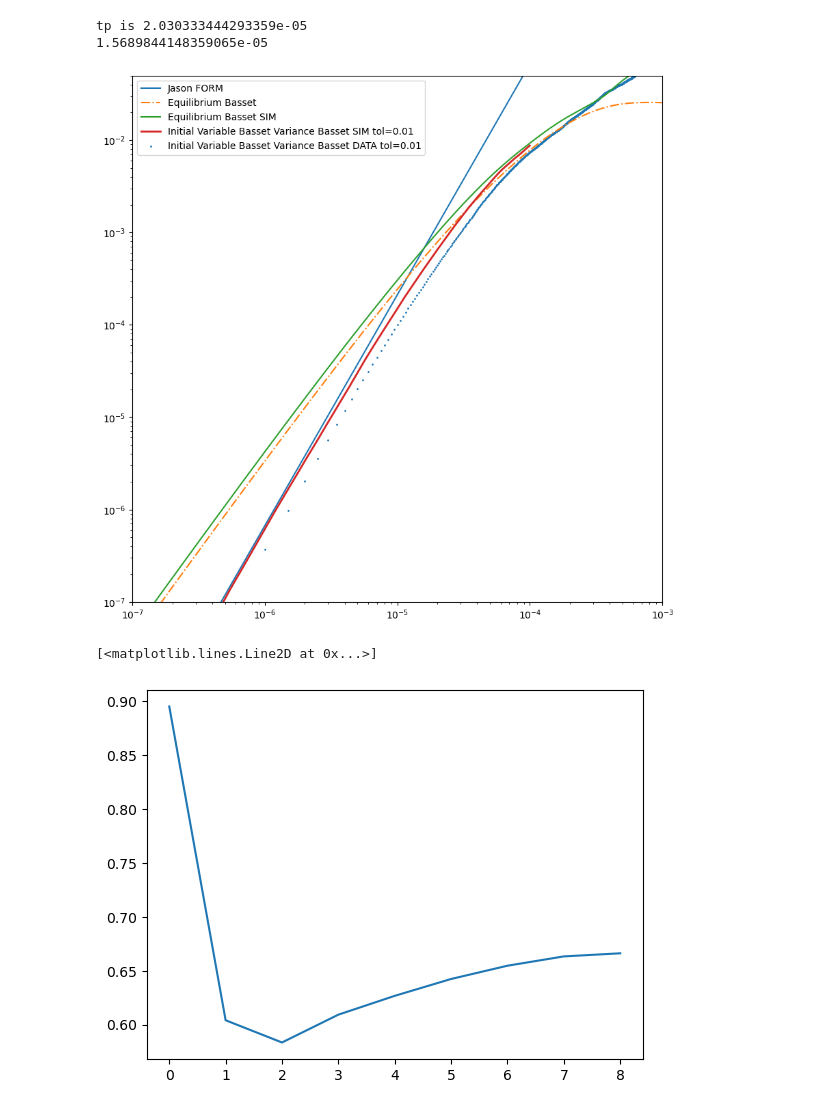
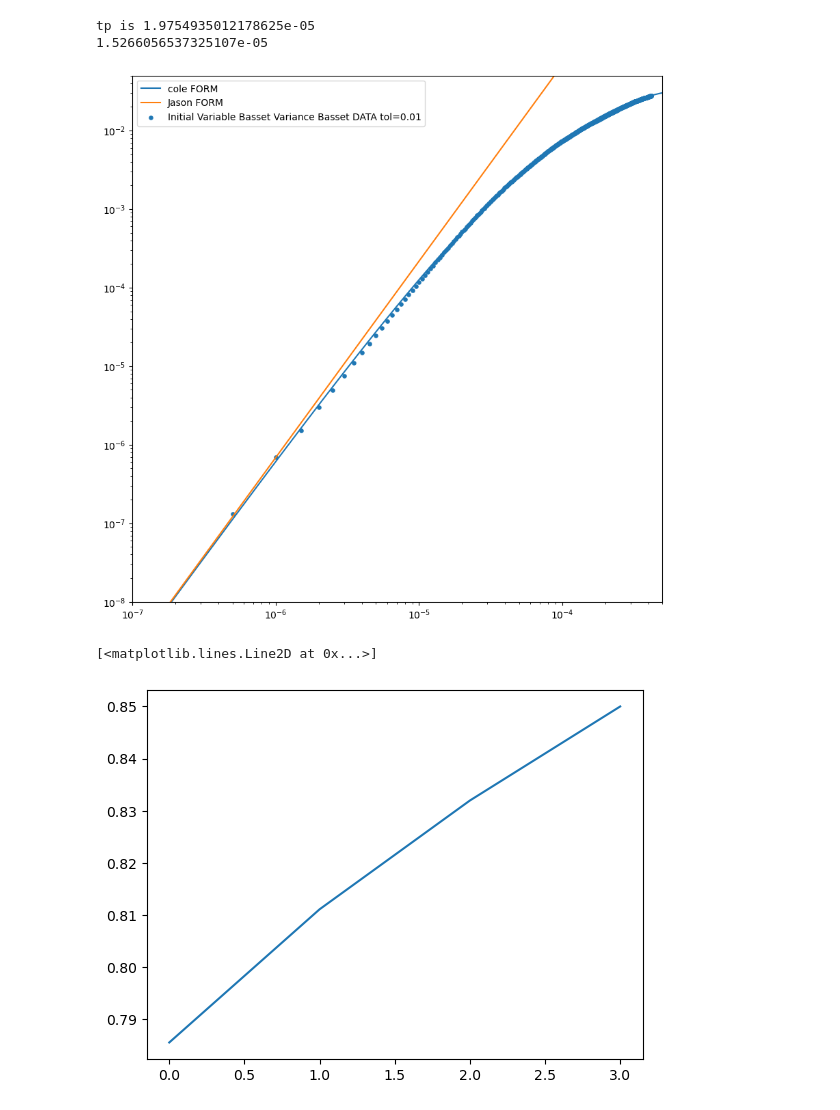
Before and after one commit to mcthumann/Brownian_Data_Analysis, a Jupyter notebook: polished_scripts/Analytical_Simulation_Data_Trio.ipynb, the cells around one changed output. Saved outputs shown, nothing was run; the diff lists cells and outputs as text; code cells hidden in the pictures.

```diff
--- a/polished_scripts/Analytical_Simulation_Data_Trio.ipynb
+++ b/polished_scripts/Analytical_Simulation_Data_Trio.ipynb
@@ -12,14 +12,14 @@ import pandas as pd
 _k_b = scipy.constants.k
 _rho = 4200
 _rho_f = 789
-_r = 2.67560539882133135e-06
+_r =  2.6392235755368e-06
 _m = 4/3 *np.pi *_r**3*_rho + 2/3 *np.pi *_r**3*_rho_f
 _temp = 293
 _viscous = 0.36e-3
 _v_force = 6*np.pi*_r*_viscous
 
-_K = 1.1160806610309305e-04
-_gain = np.sqrt(3.473e14 )
+_K = 8.061743253740993e-05
+_gain = np.sqrt(335982165125421.5 )
 
 bin_number_data = 100
 timestep_data = bin_number_data/200000000
@@ -46,7 +46,15 @@ def compute_msd(time_trace, dt):
     return msd, lag_times
 
 # Calculate the zero init MSD
-def compute_init_msd(time_trace, dt):
+
+def compute_init_msd(sequence):
+    MS = np.zeros(len(sequence))
+    for i in range(1, len(MS)):
+        MS[i] = (sequence[0] - sequence[i])**2
+        #print(np.abs(sequence[0] - sequence[1]) / np.abs(sequence[50] - sequence[55]))
+    return MS
+
+def compute_init_msd2(time_trace, dt):
 
     n = len(time_trace)
     lag_times = np.arange(n) * dt  # Calculate lag times
@@ -244,7 +252,7 @@ for tol in tols:
             j+=1
             if j > msd_num_lim:
                 break
-            msd, init_lag_times_sim = compute_init_msd(traces_sim[i][idx:idx+init_len], timestep_sim*bin_num_sim)
+            msd, init_lag_times_sim = compute_init_msd2(traces_sim[i][idx:idx+init_len], timestep_sim*bin_num_sim)
             all_init_msd_sim.append(msd)
 
     init_msd_sim = np.mean(all_init_msd_sim, axis=0)
@@ -373,7 +412,6 @@ total idx data: 666
 plt.figure(figsize=(10,10))
 
 #  Set times for analytic functions
-times_analytic = np.logspace(-7, 1, 1000)
 
 init_zero_WN_analytic = just_noise(times_analytic)
 analytic_tol_msds = []
@@ -383,70 +421,72 @@ for tol in tols:
 WN_EQ_analytic = msd_wn(times_analytic)
 basset_msd = hydro_msd(times_analytic)
 
-from utils import full_hydro_msd, compute_roots
-roots = compute_roots(_m, _K, _r, _viscous, _rho_f)
-laplace_form = full_hydro_msd(0, times_analytic, _m, _K, _r, _viscous, _rho_f, 0, 0, roots, _temp)
+laplace_form = full_hydro_msd(0, times_analytic, _m, _K, _r, _viscous, _rho_f, np.sqrt(_k_b*_temp/_K), 0, roots, _temp)
+laplace_form2 = full_hydro_msd(0, times_analytic, _m, _K, _r, _viscous, _rho_f, np.sqrt(_k_b*_temp/_K), (.5 * np.average(np.abs((v_traces_data[0]))))/_gain, roots, _temp)
 # laplace_form2 = full_hydro_msd(0, times_analytic, _m, _K, _r, _viscous, _rho_f, np.sqrt(_k_b*_temp/_K), np.sqrt(_k_b*_temp/_m)*.1, roots, _temp)
 
 def form_func(times):
-    return (2/3)*(12/5)*(np.sqrt((_rho_f*_r**2/_viscous)/np.pi))*(times)**(5/2)*(_k_b*_temp/(_m**2/_v_force))
+    return (2/3)*(12/5)*(np.sqrt((_rho_f*_r**2/_viscous)/np.pi))*(times)**(5/2)*(_k_b*_temp/(_m**2/_v_force)) #- 2/3 * (_k_b*_temp/(_m**2/_v_force))*(times)**(3)
 
 # ANALYTIC GRAPHING
-# plt.scatter(times_analytic, laplace_form*_gain**2, s=.9, label="cole FORM")
+plt.plot(times_analytic, laplace_form*_gain**2, label="cole FORM")
+# plt.plot(times_analytic, averaged_initial_msd*_gain**2, label="cole FORM2")
 # plt.scatter(times_analytic, laplace_form2*_gain**2, s=.2, label="cole FORM2")
 plt.plot(times_analytic, form_func(np.array(times_analytic))*_gain**2, label="Jason FORM")
 # plt.plot(times_analytic, init_zero_WN_analytic*_gain**2, linestyle='dashed', label="Initial Zero White")
 # plt.plot(times_analytic, analytic_tol_msds[0], linestyle='dashed', label=f"Initial Variable Variance White tol={tols[0]}")
 # for i in range(len(tols)):
 #     plt.plot(times_analytic, analytic_tol_msds[i], linestyle='dashed', label=f"Initial Variable Variance White tol={tols[i]}")
 # plt.plot(times_analytic, WN_EQ_analytic*_gain**2, linestyle='dashed', label="Equilibrium White")
-plt.plot(times_analytic, basset_msd*_gain**2, linestyle='dashdot', label="Equilibrium Basset")
+# plt.plot(times_analytic, basset_msd*_gain**2, linestyle='dashdot', label="Equilibrium Basset")
 
 # SIMULATION GRAPHING
-plt.plot(lag_times_sim[1:], eq_msd_sim[1:]*_gain**2, label="Equilibrium Basset SIM")
+# plt.plot(lag_times_sim[1:], eq_msd_sim[1:]*_gain**2, label="Equilibrium Basset SIM")
 # plt.plot(init_lag_times_sim[1:], sim_tol_msds[-1][1:], label=f"Initial Variable Basset Variance Basset SIM tol={tols[0]}")
-for i in range(len(tols)):
-    plt.plot(init_lag_times_sim[1:], sim_tol_msds[i][1:]*_gain**2, linewidth=2, label=f"Initial Variable Basset Variance Basset SIM tol={tols[i]}")
+# for i in range(len(tols)):
+#     plt.plot(init_lag_times_sim[1:], sim_tol_msds[i][1:]*_gain**2, linewidth=2, label=f"Initial Variable Basset Variance Basset SIM tol={tols[i]}")
 
 # DATA GRAPHING
 # plt.plot(lag_times_data[1:], eq_msd_data[1:], linestyle='dotted', label="Equilibrium Basset DATA")
 # plt.plot(init_lag_times_data, data_tol_msds[0], linestyle='dotted', label=f"Initial Variable Basset Variance Basset DATA tol={tols[0]}")
 for i in range(len(tols)):
-    plt.scatter(init_lag_times_data, data_tol_msds[i], s=1, label=f"Initial Variable Basset Variance Basset DATA tol={tols[i]}")
+    plt.scatter(init_lag_times_data, data_tol_msds[i], s=14, label=f"Initial Variable Basset Variance Basset DATA tol={tols[i]}")
 
 # ONE TIME GRAPH
 # plt.plot(times_analytic, analytic_tol_msds[0], linestyle='dashed', label=f"Initial Variable Variance White tol={tols[0]}")
 # plt.plot(times_analytic, analytic_tol_msds[-1], linestyle='dashed', label=f"Initial Variable Variance White tol={tols[-1]}")
 # plt.plot(times_analytic, analytic_tol_msds[3], linestyle='dashed', label=f"Initial Variable Variance White tol={tols[3]}")
 #
 # plt.plot(init_lag_times_sim[1:], sim_tol_msds[0][1:], label=f"Initial Variable Basset Variance Basset SIM tol={tols[0]}")
 # plt.plot(init_lag_times_sim[1:], sim_tol_msds[-1][1:], label=f"Initial Variable Basset Variance Basset SIM tol={tols[-1]}")
 # plt.plot(init_lag_times_sim[1:], sim_tol_msds[3][1:], label=f"Initial Variable Basset Variance Basset SIM tol={tols[3]}")
 
-plt.xlim(left =1E-7, right=1E-3)
-plt.ylim(bottom=1E-7, top =5e-2)
+plt.xlim(left =1E-7, right=5E-4)
+plt.ylim(bottom=1E-8, top =5e-2)
+# plt.xlim(left =3E-7, right=5E-5)
+# plt.ylim(bottom=1E-22, top =5e-18)
 plt.xscale('log')
 plt.yscale('log')
 plt.legend()
 plt.show()
 # %% [output]
-tp is 2.030333444293359e-05
-1.5689844148359065e-05
+tp is 1.9754935012178625e-05
+1.5266056537325107e-05
-[figure, old version]
+[figure, new version]
 # %%
 from scipy.interpolate import interp1d #find ratio
 off_by = []
 
-f = interp1d(init_lag_times_sim[1:], sim_tol_msds[0][1:]*_gain**2, kind='linear')
+f = interp1d(times_analytic, form_func(np.array(times_analytic))*_gain**2, kind='linear')
 
-interpolated_arr2 = f(init_lag_times_data[1:10])
+interpolated_arr2 = f(init_lag_times_sim[1:])
 
-ratio = data_tol_msds[0][1:10] / interpolated_arr2
+ratio =  sim_tol_msds[i][1:]*_gain**2 / interpolated_arr2
 
-plt.plot(ratio)
+plt.plot(ratio[5:9])
 # %% [output]
 [<matplotlib.lines.Line2D at 0x...>]
-[figure, old version]
+[figure, new version]
 # %%
 # restrict to overlapping domain
 from scipy.interpolate import interp1d
```
Also changed, not shown: parts of 8 cells of this notebook, 2 other files.
